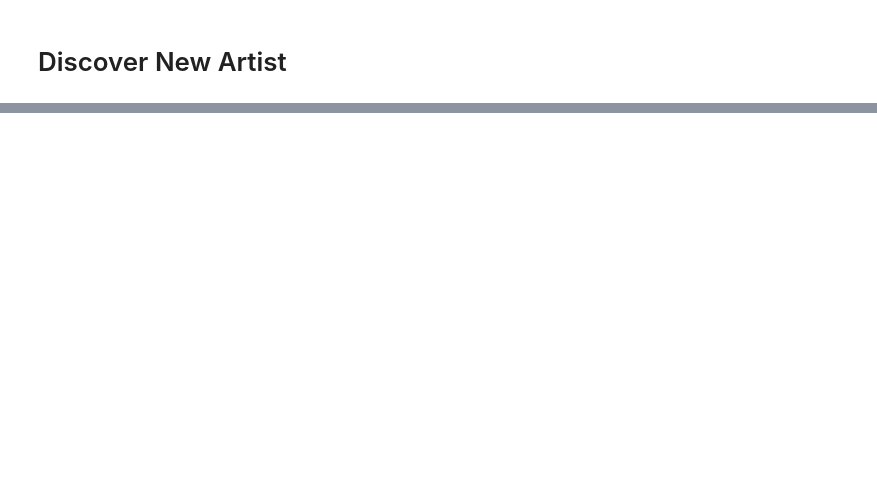
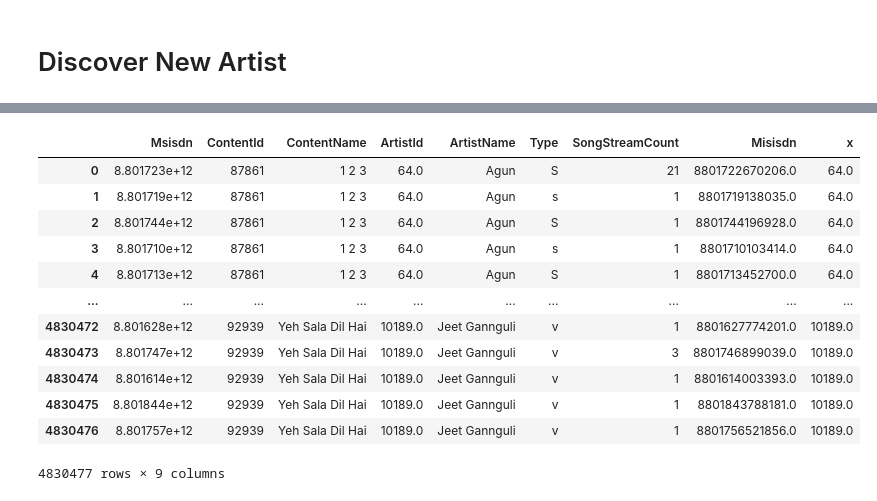
Before and after one commit to Karyotyper/recysy_shadhin_personal, a Jupyter notebook: recsys_sprint2.ipynb, the cells around one changed output, grey strips where cells are left out. Drawn from its saved outputs; the diff is of its cells as text; code cells hidden in the pictures; blank space fills up the shorter version.

```diff
--- a/recsys_sprint2.ipynb
+++ b/recsys_sprint2.ipynb
@@ -135,3 +250,19 @@ array([  64.,   68., 4273., ..., 8872., 3297., 9831.])
 # %%
 songuser_v2['x'] = songuser_v2['ArtistId'].round()
+# %%
+songuser_v2
+# %% [output]
+|  | Msisdn | ContentId | ContentName | ArtistId | ArtistName | Type | SongStreamCount | Misisdn | x |
+| 0 | 8.801723e+12 | 87861 | 1 2 3 | 64.0 | Agun | S | 21 | 8801722670206.0 | 64.0 |
+| 1 | 8.801719e+12 | 87861 | 1 2 3 | 64.0 | Agun | s | 1 | 8801719138035.0 | 64.0 |
+| 2 | 8.801744e+12 | 87861 | 1 2 3 | 64.0 | Agun | S | 1 | 8801744196928.0 | 64.0 |
+| 3 | 8.801710e+12 | 87861 | 1 2 3 | 64.0 | Agun | s | 1 | 8801710103414.0 | 64.0 |
+| 4 | 8.801713e+12 | 87861 | 1 2 3 | 64.0 | Agun | S | 1 | 8801713452700.0 | 64.0 |
+| ... | ... | ... | ... | ... | ... | ... | ... | ... | ... |
+| 4830472 | 8.801628e+12 | 92939 | Yeh Sala Dil Hai | 10189.0 | Jeet Gannguli | v | 1 | 8801627774201.0 | 10189.0 |
+| 4830473 | 8.801747e+12 | 92939 | Yeh Sala Dil Hai | 10189.0 | Jeet Gannguli | v | 3 | 8801746899039.0 | 10189.0 |
+| 4830474 | 8.801614e+12 | 92939 | Yeh Sala Dil Hai | 10189.0 | Jeet Gannguli | v | 1 | 8801614003393.0 | 10189.0 |
+| 4830475 | 8.801844e+12 | 92939 | Yeh Sala Dil Hai | 10189.0 | Jeet Gannguli | v | 1 | 8801843788181.0 | 10189.0 |
+| 4830476 | 8.801757e+12 | 92939 | Yeh Sala Dil Hai | 10189.0 | Jeet Gannguli | v | 1 | 8801756521856.0 | 10189.0 |
+4830477 rows × 9 columns
 # %%
```
Also changed, not shown: parts of 22 cells of this notebook, 5 other files.
